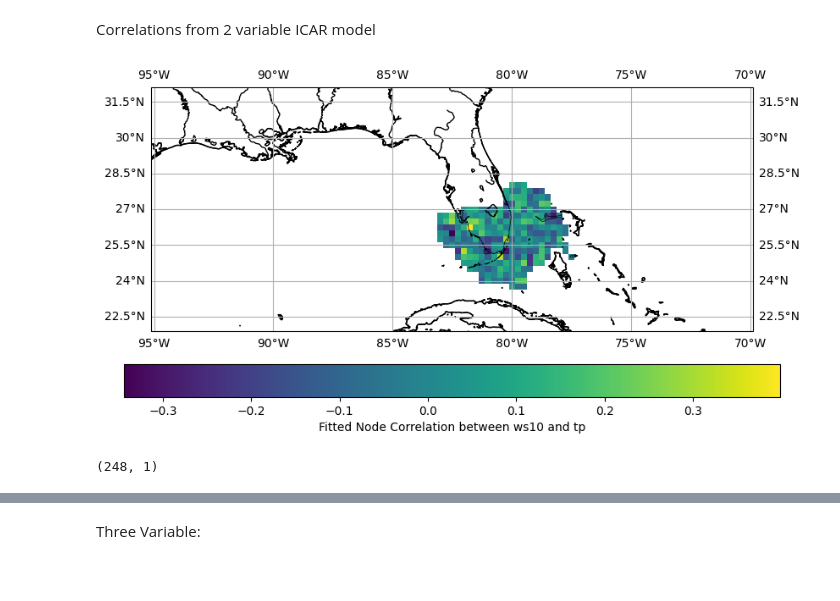
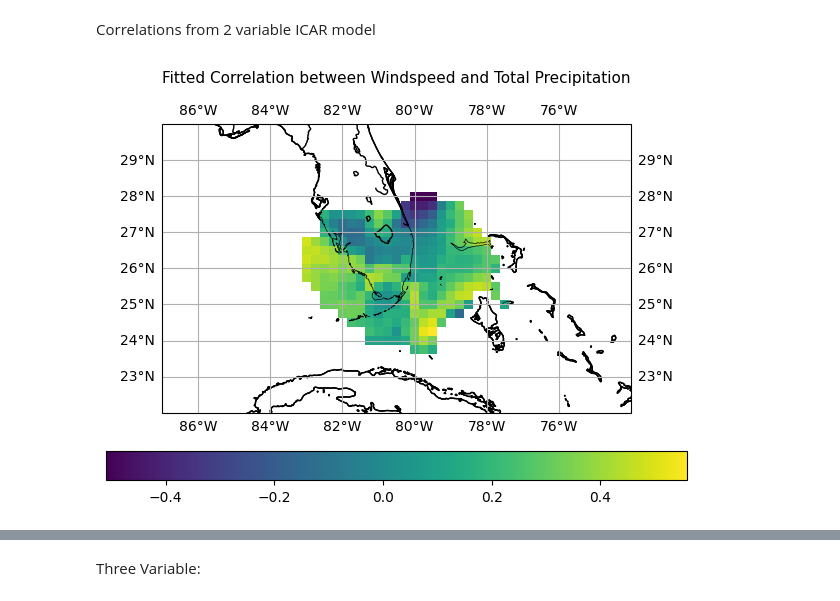
Before and after one commit to MujtaGit/Extreme_Weather_Correlation, a Jupyter notebook: post_icar.ipynb, the cells around one changed output, grey strips where cells are left out. Saved outputs shown, nothing was run; the diff lists cells and outputs as text; code cells hidden in the pictures; blank space fills up the shorter version.

Commit message:
ICAR Model Working

```diff
--- a/post_icar.ipynb
+++ b/post_icar.ipynb
@@ -53,7 +53,7 @@ for i in range(len(lat)):
             combined_mask.loc[(lat[i], lon[j])] = False
 
         # Set to True if within the specified bounds (25 <= lon <= 27, 79 <= lat <= 83)
-        if 25 <= lat[i] <= 27 and -82 <= lon[j] <= -79:
+        if 25 <= lat[i] <= 27.5 and -82.5 <= lon[j] <= -79:
 
             combined_mask.loc[(lat[i], lon[j])] = True
 # %%
@@ -253,9 +313,9 @@ df_combined
 |  |  | -70.00 | 6.381748 | 4.768372e-07 |
 1291992 rows × 2 columns
 # %%
-#Take a time window of 6 hours around our chosen time
+#Take a time window of 8 hours around our chosen time
 
-window = ['1992-08-24 09:00:00','1992-08-24 10:00:00','1992-08-24 11:00:00','1992-08-24 12:00:00','1992-08-24 13:00:00','1992-08-24 14:00:00','1992-08-24 15:00:00']
+window = ['1992-08-24 08:00:00', '1992-08-24 09:00:00','1992-08-24 10:00:00','1992-08-24 11:00:00','1992-08-24 12:00:00','1992-08-24 13:00:00','1992-08-24 14:00:00','1992-08-24 15:00:00', '1992-08-24 16:00:00']
 
 df_window = df_combined.loc[window]
 # %%
@@ -372,40 +445,40 @@ k = 0
 
 for i in range(101):
 
-    for j in range(40,-1,-1):
+    for j in range(40):
 
         if not np.isnan(data_grid_icar[j,i]):
 
-            data_grid_icar[j,i] = node_correlations[k]
+            data_grid_icar[j,i] = correlations_icar.values[k]
 
-            k+=1
+            k += 1
 # %%
 fig, ax = plt.subplots(figsize=(10, 5),
                        subplot_kw={'projection': ccrs.PlateCarree()})
 
-#ax.set_extent([-70, -95, 32, 22])
+ax.set_extent([-87, -74, 22, 30], crs=ccrs.PlateCarree())
 
 ax.add_feature(cfeature.COASTLINE, linewidth=0.5, edgecolor='black')
 ax.add_feature(cfeature.BORDERS, linestyle=':', linewidth=0.5, edgecolor='black')
 ax.add_feature(cfeature.LAND, edgecolor='black', facecolor='none')
 ax.add_feature(cfeature.OCEAN, edgecolor='black', facecolor='none')
 ax.add_feature(cfeature.LAKES, edgecolor='black', facecolor='none')
 ax.add_feature(cfeature.RIVERS, edgecolor='black')
 
 heatmap = ax.pcolormesh(lon, lat, data_grid_icar, cmap='viridis', transform=ccrs.PlateCarree())
 
 # Add a colorbar
-cbar = plt.colorbar(heatmap, ax=ax, orientation='horizontal', pad=0.1)
-cbar.set_label('Fitted Node Correlation between ws10 and tp')
+cbar = plt.colorbar(heatmap, ax=ax, orientation='horizontal', shrink=0.75, pad=0.1)
+#cbar.set_label('Windspeed')
 
 # Add gridlines
 ax.gridlines(draw_labels=True)
 
+ax.set_title(f'Fitted Correlation between Windspeed and Total Precipitation', fontsize=11, pad=15)
+ax.set_xlabel('Longitude', fontsize=12)
+ax.set_ylabel('Latitude', fontsize=12);
+
 # Show the plot
 plt.show()
-
-ax.set_title(f'Correlation between ws10 and tp', fontsize=16)
-ax.set_xlabel('Longitude', fontsize=12)
-ax.set_ylabel('Latitude', fontsize=12);
 # %% [output]
-[figure, old version]
+[figure, new version]
@@ -419,4 +484,0 @@ full_correlations = node_correlations.copy()
-# %%
-full_correlations.shape
-# %% [output]
-(248, 1)
```
Also changed, not shown: parts of 47 cells of this notebook, 24 other files.
